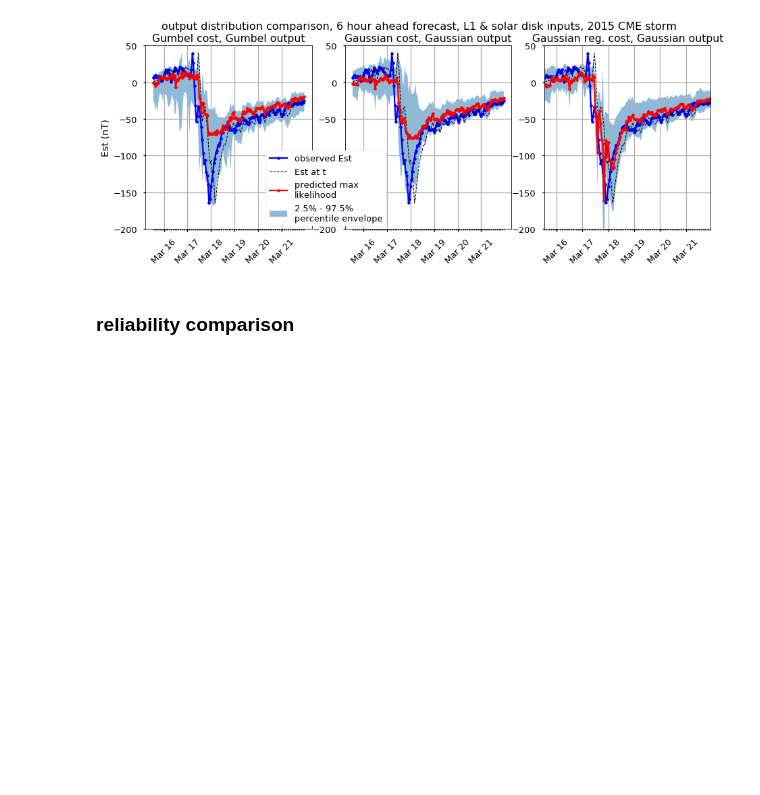
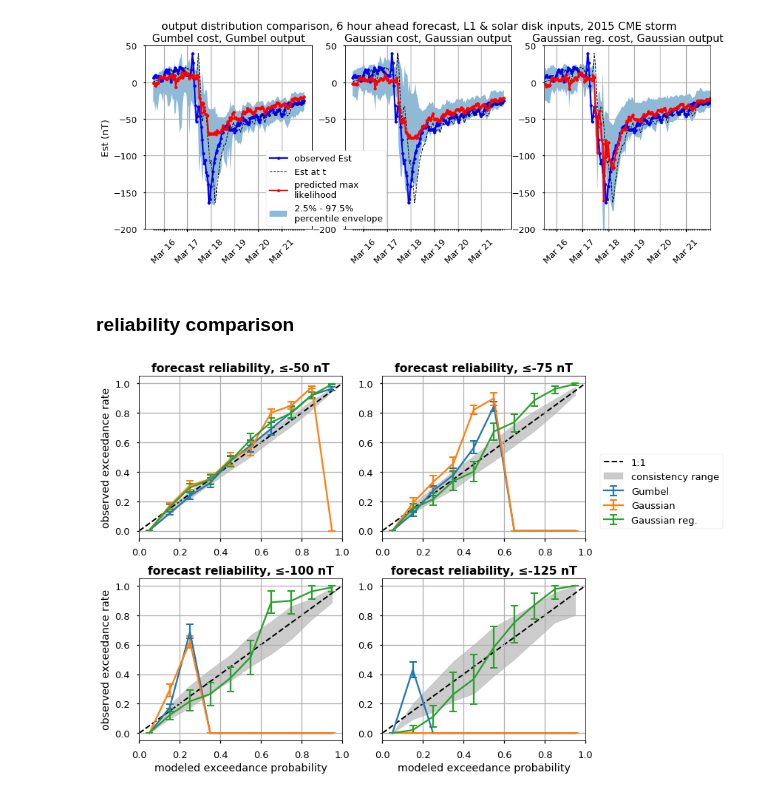
Before and after one commit to sarttiso/spaceweather, a Jupyter notebook: manuscript_figures.ipynb, the cells around one changed output. Cells and saved outputs as stored; diff of their text form; code cells hidden in the pictures; blank space fills up the shorter version.

Commit message:
redid figure comparing forecast reliability between the networks with different cost functions and output distributions

```diff
--- a/manuscript_figures.ipynb
+++ b/manuscript_figures.ipynb
@@ -966,3 +966,68 @@ WARNING:tensorflow:A checkpoint was restored (e.g. tf.train.Checkpoint.restore o
 [figure]
 # %% [markdown]
 ### reliability comparison
+# %%
+# compute reliability curves
+thres = [-50, -75, -100, -125]
+nthres = len(thres)
+bin_edges = np.linspace(0, 1, 11)
+bins = np.diff(bin_edges)/2 + bin_edges[0:-1]
+nbins = len(bins)
+first = False
+exc = 'leq'
+# %%
+fig, ax = plt.subplots(2, 2, figsize=[12, 8])
+
+lahead = 6
+
+for jj in range(3):
+    # generate output with given output distribution
+    t_out, data_out_pred, data_out_arr, loc, scale, ci = forecast_both(lahead, dist=dist[jj])
+
+    obs_exc = np.zeros((nbins, nthres))
+    obs_exc_std = np.zeros((nbins, nthres))
+    obs_exc_lb = np.zeros((nbins, nthres))
+    obs_exc_ub = np.zeros((nbins, nthres))
+
+    consist_lb = np.zeros((nbins, nthres))
+    consist_ub = np.zeros((nbins, nthres))
+    for ii in range(nthres):
+        obs_exc[:, ii], obs_exc_pct, consist_pct = reliability(data_out_pred, data_out_arr,
+                                 thres[ii],
+                                 bin_edges,
+                                 exc=exc,
+                                 first=first,
+                                 bootstrap=200)
+        obs_exc_pct = np.abs(obs_exc_pct - obs_exc[:, ii])
+        obs_exc_lb[:, ii] = obs_exc_pct[0, :]
+        obs_exc_ub[:, ii] = obs_exc_pct[1, :]
+
+    #     consist_pct = consist_pct - bins
+        consist_lb[:, ii] = consist_pct[0, :]
+        consist_ub[:, ii] = consist_pct[1, :]
+
+        # plot current output
+        idx = np.unravel_index(ii, ax.shape)
+        ax[idx].errorbar(bins, obs_exc[:,ii],
+                         yerr=+np.column_stack((obs_exc_lb[:,ii], obs_exc_ub[:,ii])).T,
+                         capsize=5, capthick=2, label=cost[jj])
+        ax[idx].set_title('forecast reliability, ≤%d nT' % thres[ii], fontweight='bold')
+        ax[idx].set_xlim([0, 1])
+        ax[idx].grid(True)
+
+for ii in range(nthres):
+    idx = np.unravel_index(ii, ax.shape)
+    ax[idx].fill_between(bins, consist_lb[:,ii], consist_ub[:,ii], color='k', alpha=0.2, zorder=0.5, label='consistency range')
+    ax[idx].plot([0, 1], [0, 1], color='k', linestyle='--', linewidth=2, zorder=0.5, label='1:1')
+
+ax[0,1].legend(loc='upper left', bbox_to_anchor=(1.05, 0.55))
+ax[0, 0].set_ylabel('observed exceedance rate')
+ax[1, 0].set_ylabel('observed exceedance rate')
+ax[1, 0].set_xlabel('modeled exceedance probability')
+ax[1, 1].set_xlabel('modeled exceedance probability')
+plt.tight_layout()
+plt.savefig('figures/est_forecast_reliability_distcompare_t+6.png', format='png', dpi=300, bbox_inches='tight')
+plt.savefig('figures/est_forecast_reliability_distcompare_t+6.pdf', format='pdf', bbox_inches='tight')
+plt.show()
+# %% [output]
+[figure, added]
```
Also changed, not shown: 2 other files.
